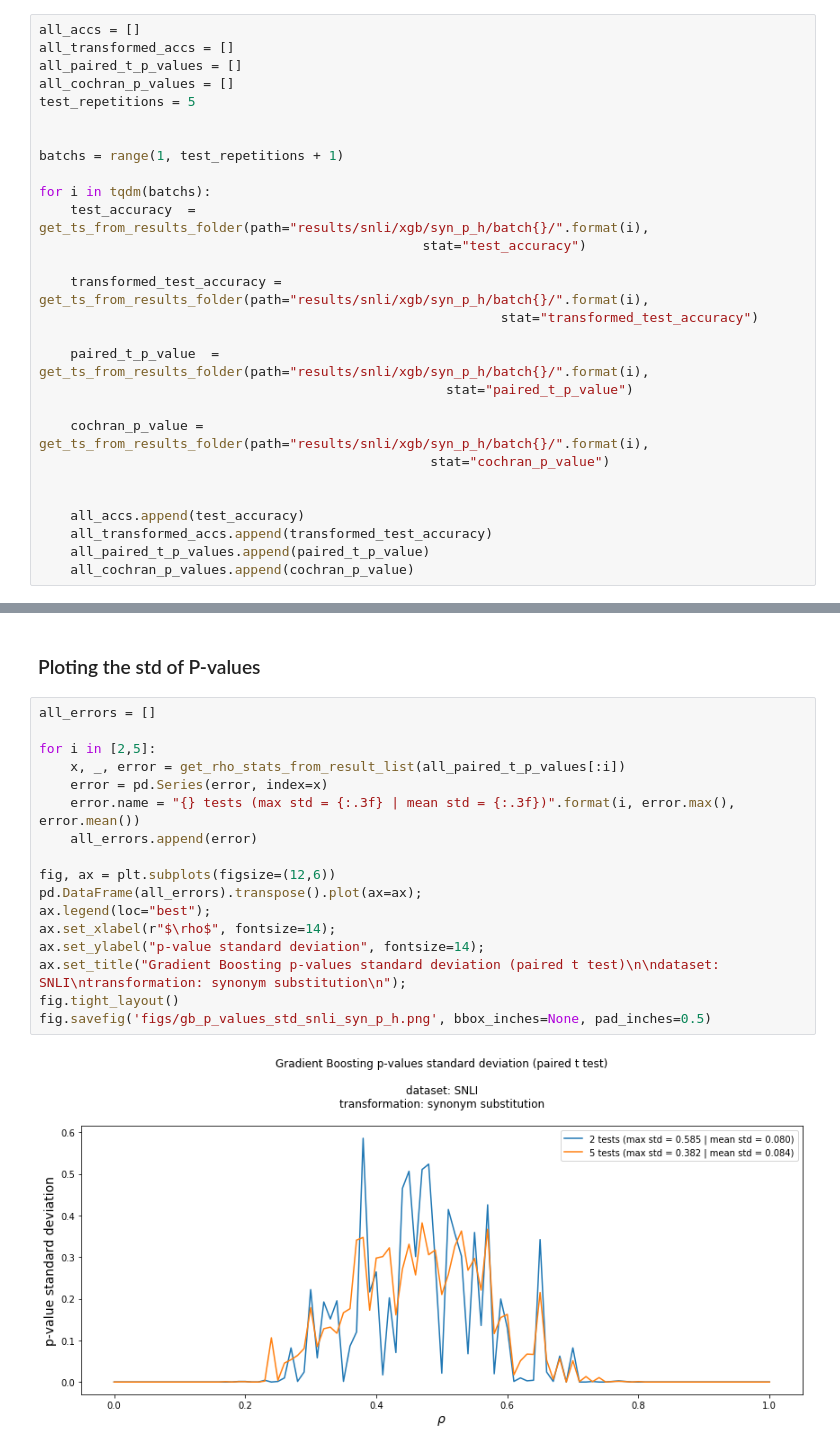
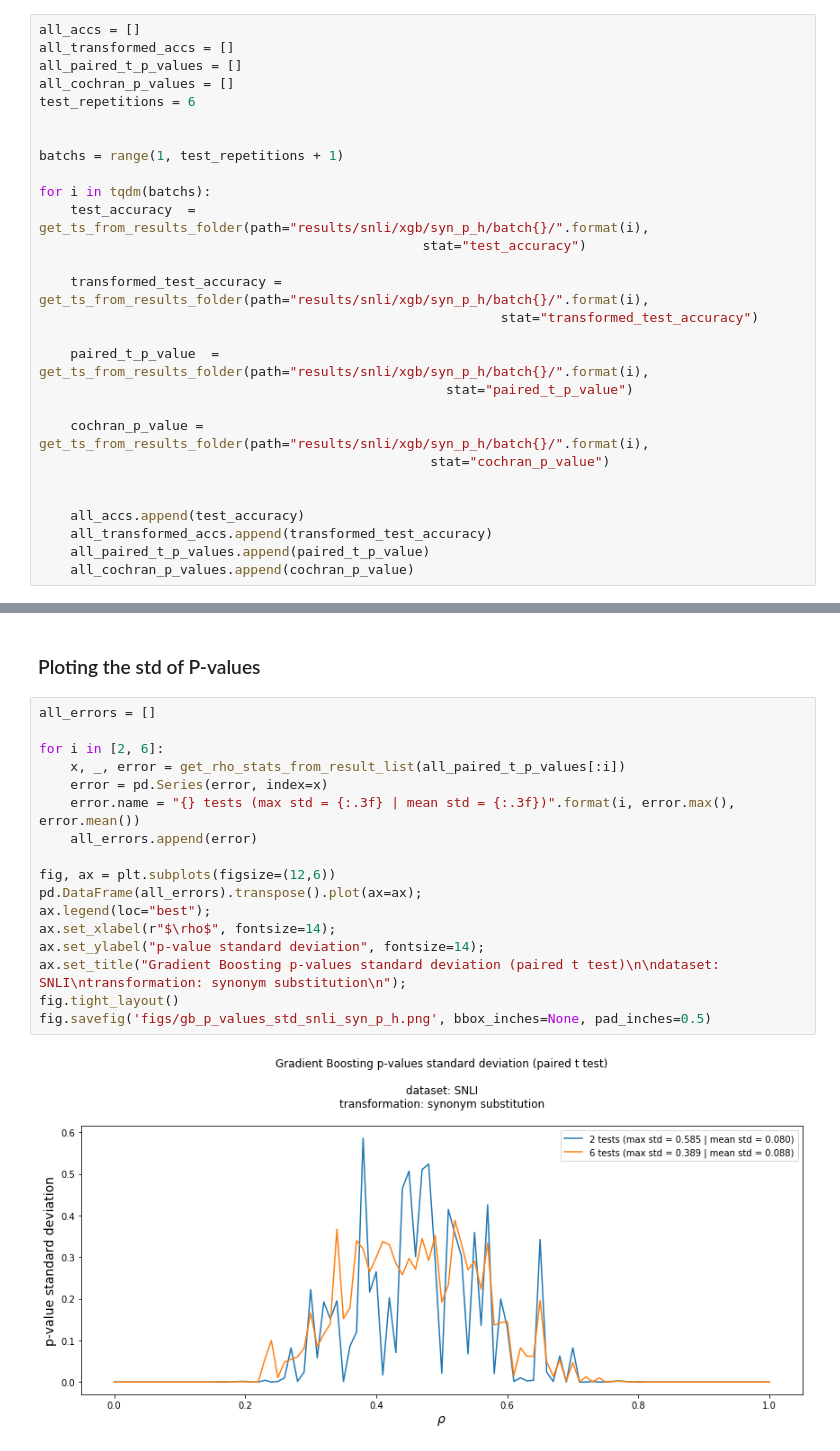
Before and after one commit to lukewanless/looking-for-equivalences, a Jupyter notebook: src/check_results_xgb_p_and_h.ipynb, the cells around one changed output, grey strips where cells are left out. Drawn from its saved outputs; the diff is of its cells as text.

```diff
--- a/src/check_results_xgb_p_and_h.ipynb
+++ b/src/check_results_xgb_p_and_h.ipynb
@@ -16,7 +16,7 @@ all_accs = []
 all_transformed_accs = []
 all_paired_t_p_values = []
 all_cochran_p_values = []
-test_repetitions = 5
+test_repetitions = 6
 
 
 batchs = range(1, test_repetitions + 1)
@@ -102,19 +102,19 @@ fig.savefig('figs/gb_p_values_snli_syn_p_h_zoom.png', bbox_inches=None, pad_inch
 # %%
 all_errors = []
 
-for i in [2,5]:
+for i in [2, 6]:
     x, _, error = get_rho_stats_from_result_list(all_paired_t_p_values[:i])
     error = pd.Series(error, index=x)
     error.name = "{} tests (max std = {:.3f} | mean std = {:.3f})".format(i, error.max(), error.mean())
     all_errors.append(error)
 
 fig, ax = plt.subplots(figsize=(12,6))
 pd.DataFrame(all_errors).transpose().plot(ax=ax);
 ax.legend(loc="best");
 ax.set_xlabel(r"$\rho$", fontsize=14);
 ax.set_ylabel("p-value standard deviation", fontsize=14);
 ax.set_title("Gradient Boosting p-values standard deviation (paired t test)\n\ndataset: SNLI\ntransformation: synonym substitution\n");
 fig.tight_layout()
 fig.savefig('figs/gb_p_values_std_snli_syn_p_h.png', bbox_inches=None, pad_inches=0.5)
 # %% [output]
-[figure, old version]
+[figure, new version]
```
Also changed, not shown: parts of 3 cells of this notebook, 5 other files.
